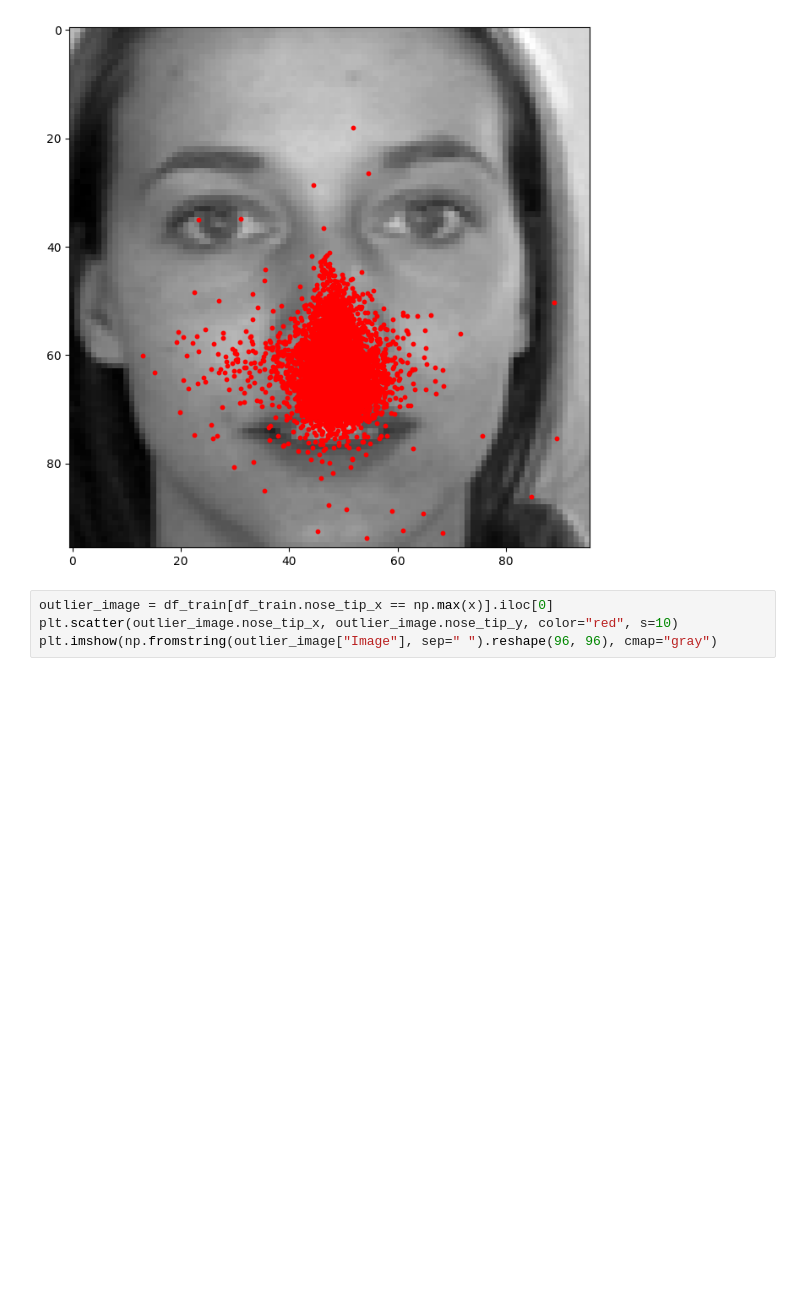
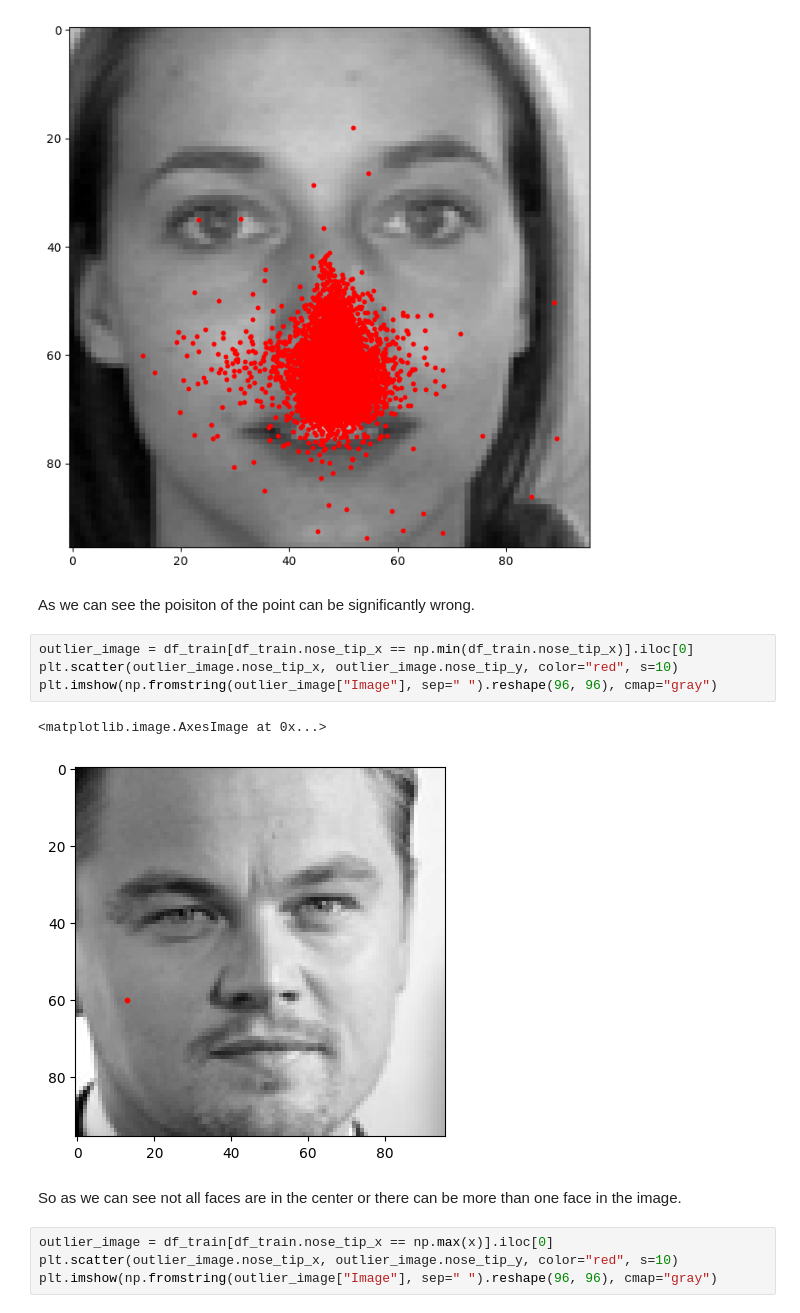
Before and after one commit to NimaNIKOOKAR/Facial-Keypoints-Detection, a Jupyter notebook: facial-detection.ipynb, the cells around one changed output. Cells and saved outputs as stored; diff of their text form; blank space fills up the shorter version.

Commit message:
checking outliers v2

```diff
--- a/facial-detection.ipynb
+++ b/facial-detection.ipynb
@@ -225,6 +227,17 @@ plt.imshow(image, cmap="gray")
 # %% [output]
 <matplotlib.image.AxesImage at 0x...>
 [figure]
+# %% [markdown]
+As we can see the poisiton of the point can be significantly wrong.
+# %%
+outlier_image = df_train[df_train.nose_tip_x == np.min(df_train.nose_tip_x)].iloc[0]
+plt.scatter(outlier_image.nose_tip_x, outlier_image.nose_tip_y, color="red", s=10)
+plt.imshow(np.fromstring(outlier_image["Image"], sep=" ").reshape(96, 96), cmap="gray")
+# %% [output]
+<matplotlib.image.AxesImage at 0x...>
+[figure, added]
+# %% [markdown]
+So as we can see not all faces are in the center or there can be more than one face in the image.
 # %%
 outlier_image = df_train[df_train.nose_tip_x == np.max(x)].iloc[0]
 plt.scatter(outlier_image.nose_tip_x, outlier_image.nose_tip_y, color="red", s=10)
```
Also changed, not shown: parts of 1 cell of this notebook.
